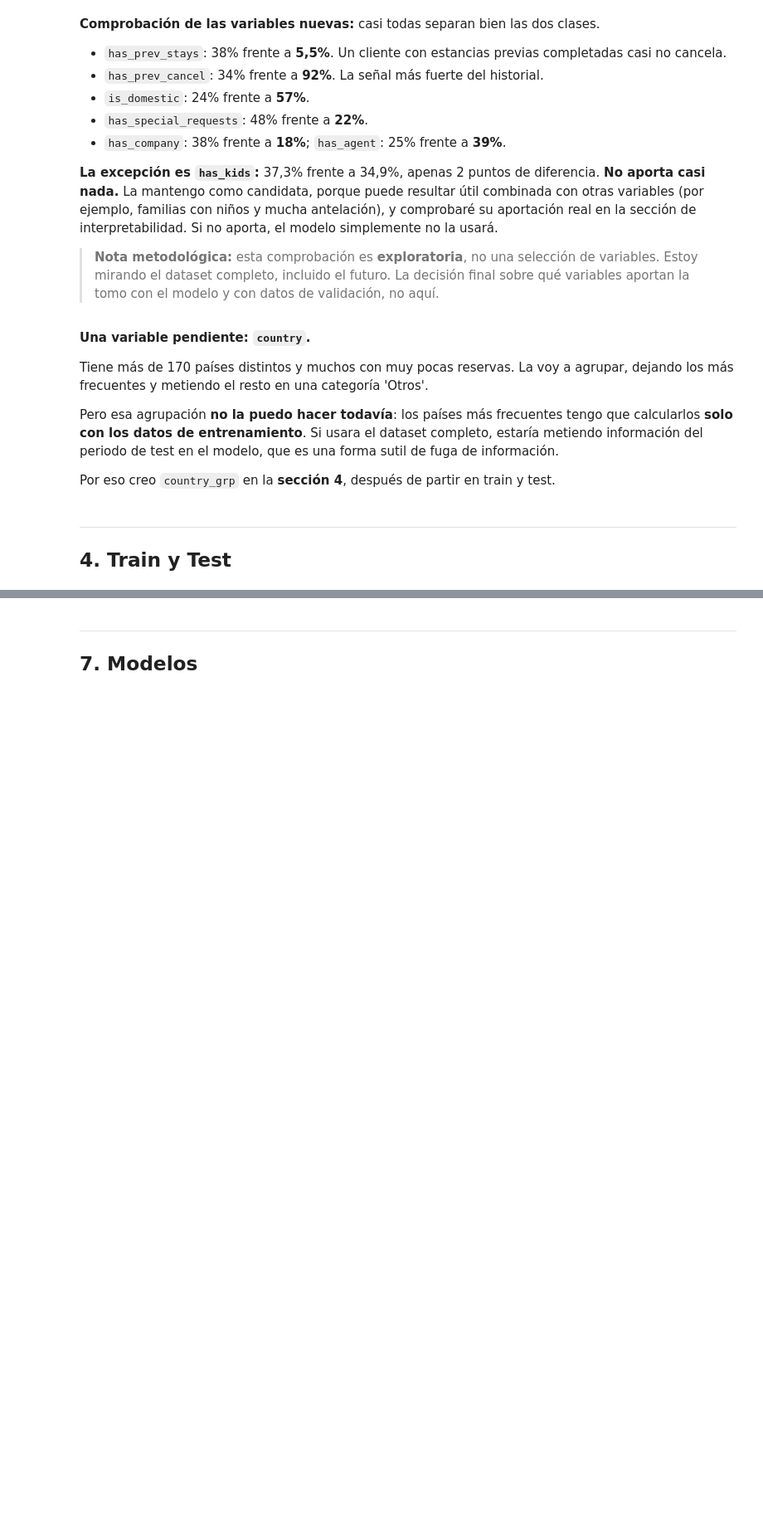
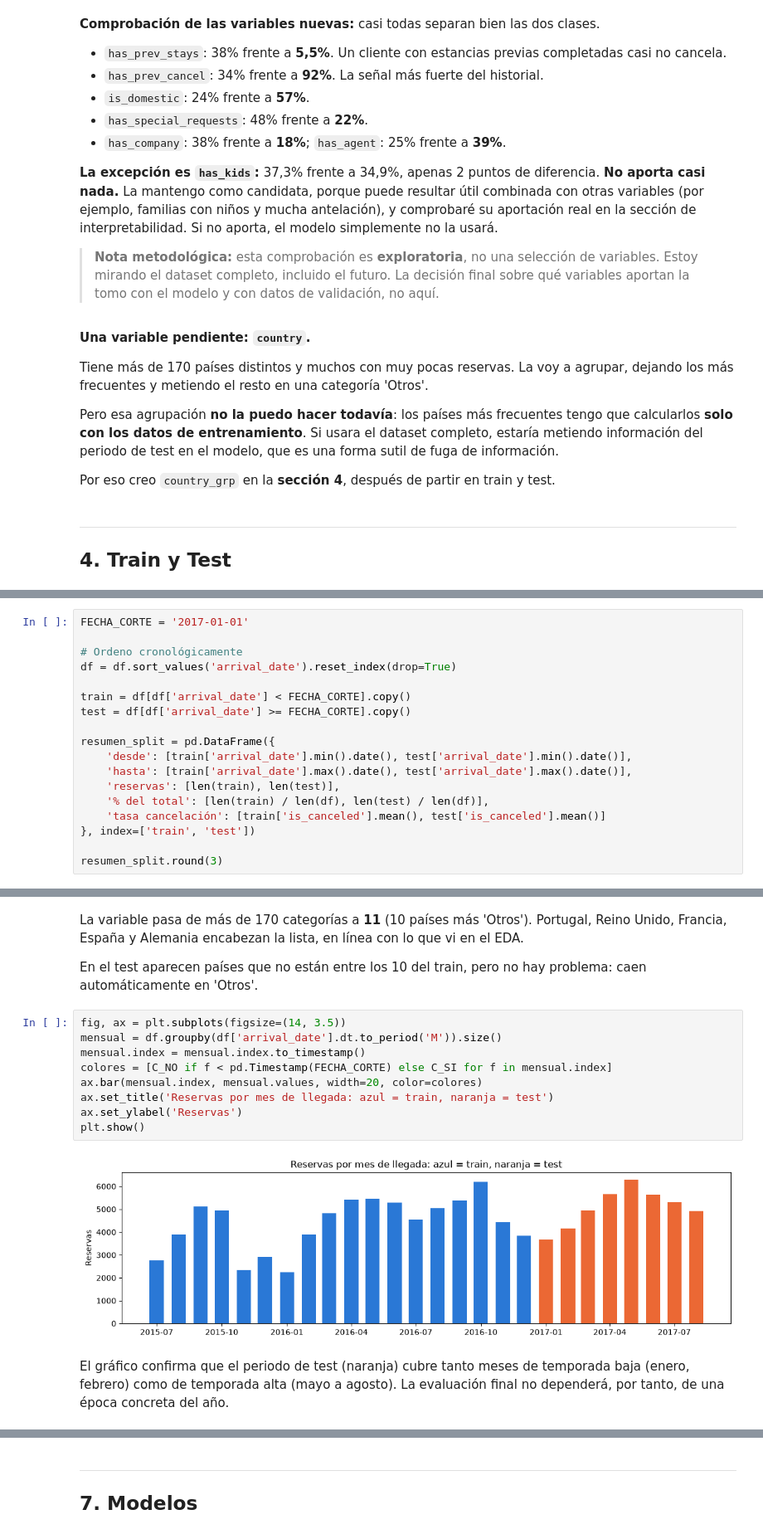
Before and after one commit to davidvilasiaba12345-a11y/Proyecto-Maching-Learning-David-Vila-Siaba, a Jupyter notebook: proyecto.ipynb, the cells around one changed output, grey strips where cells are left out. Shown at 83% size. Cells and saved outputs as stored; diff of their text form; blank space fills up the shorter version.

Commit message:
Avanzado hasta el apartado 9

```diff
--- a/proyecto.ipynb
+++ b/proyecto.ipynb
@@ -756,0 +776,18 @@ Por eso creo `country_grp` en la **sección 4**, después de partir en train y t
+# %%
+FECHA_CORTE = '2017-01-01'
+
+# Ordeno cronológicamente
+df = df.sort_values('arrival_date').reset_index(drop=True)
+
+train = df[df['arrival_date'] < FECHA_CORTE].copy()
+test = df[df['arrival_date'] >= FECHA_CORTE].copy()
+
+resumen_split = pd.DataFrame({
+    'desde': [train['arrival_date'].min().date(), test['arrival_date'].min().date()],
+    'hasta': [train['arrival_date'].max().date(), test['arrival_date'].max().date()],
+    'reservas': [len(train), len(test)],
+    '% del total': [len(train) / len(df), len(test) / len(df)],
+    'tasa cancelación': [train['is_canceled'].mean(), test['is_canceled'].mean()]
+}, index=['train', 'test'])
+
+resumen_split.round(3)
@@ -757,2 +827,23 @@ Por eso creo `country_grp` en la **sección 4**, después de partir en train y t
+# %% [markdown]
+La variable pasa de más de 170 categorías a **11** (10 países más 'Otros'). Portugal, Reino Unido,
+Francia, España y Alemania encabezan la lista, en línea con lo que vi en el EDA.
+
+En el test aparecen países que no están entre los 10 del train, pero no hay problema: caen
+automáticamente en 'Otros'.
+# %%
+fig, ax = plt.subplots(figsize=(14, 3.5))
+mensual = df.groupby(df['arrival_date'].dt.to_period('M')).size()
+mensual.index = mensual.index.to_timestamp()
+colores = [C_NO if f < pd.Timestamp(FECHA_CORTE) else C_SI for f in mensual.index]
+ax.bar(mensual.index, mensual.values, width=20, color=colores)
+ax.set_title('Reservas por mes de llegada: azul = train, naranja = test')
+ax.set_ylabel('Reservas')
+plt.show()
+# %% [output]
+[figure, added]
+# %% [markdown]
+El gráfico confirma que el periodo de test (naranja) cubre tanto meses de temporada baja
+(enero, febrero) como de temporada alta (mayo a agosto). La evaluación final no dependerá,
+por tanto, de una época concreta del año.
 # %% [markdown]
 ---
```
Also changed, not shown: parts of 41 cells of this notebook.
